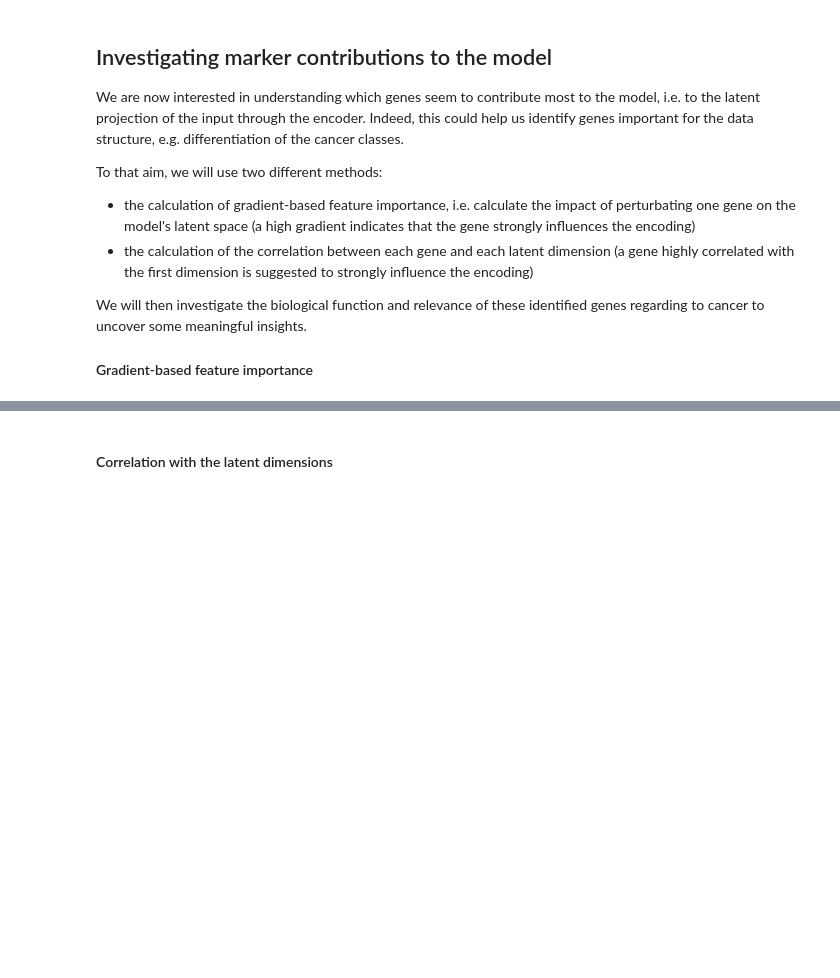
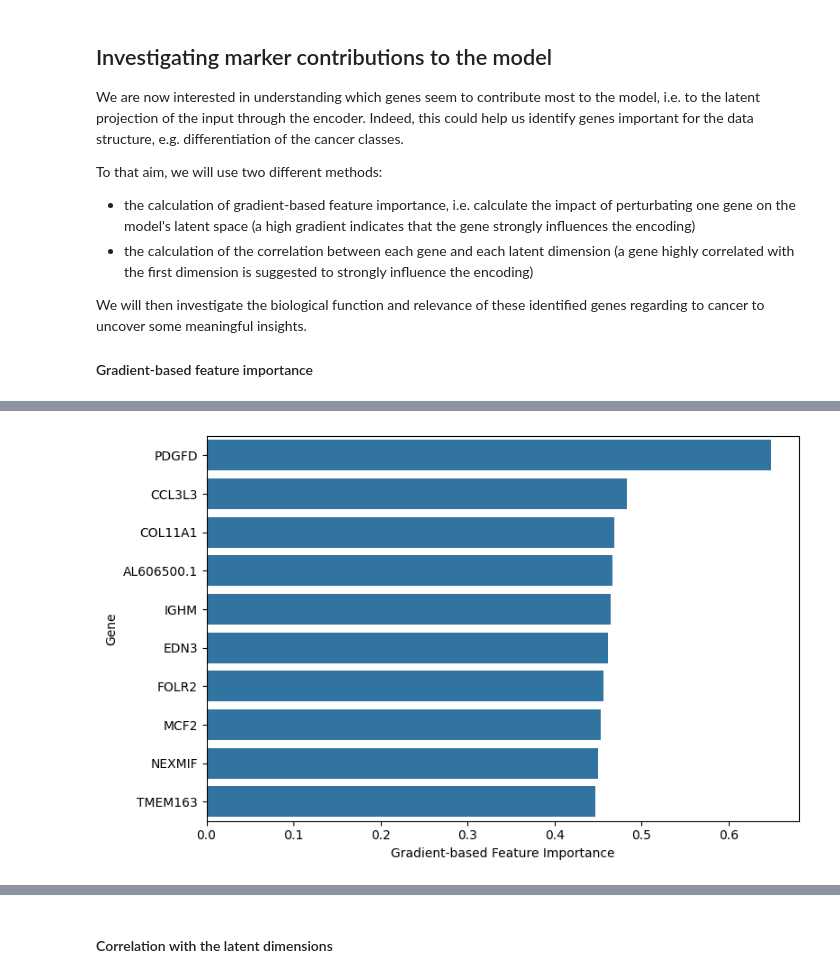
Before and after one commit to themishalka/Project-Deep-Learning, a Jupyter notebook: scripts/analysis_ae.ipynb, the cells around one changed output, grey strips where cells are left out. Saved outputs shown, nothing was run; the diff lists cells and outputs as text; code cells hidden in the pictures; blank space fills up the shorter version.

```diff
--- a/scripts/analysis_ae.ipynb
+++ b/scripts/analysis_ae.ipynb
@@ -469,0 +503,26 @@ top20_df
+# %%
+# gradient-based feature importance
+
+# extracting encoder
+encoder = Model(inputs=model.input, outputs=model.get_layer("latent").output)
+
+# X_test as tf.Variable
+x_var = tf.Variable(X_test_df.to_numpy(dtype=np.float32))
+gene_names = X_test_df.columns
+
+with tf.GradientTape() as tape:
+    z = encoder(x_var)
+
+grads = tape.gradient(z, x_var).numpy()
+gene_importance = np.mean(np.abs(grads), axis=0)
+
+gene_importance_df = pd.DataFrame({"FI": gene_importance}, index=gene_names)
+# %%
+# get top 20 genes
+top_indices = np.argsort(-gene_importance)[:10]
+top20_df = pd.DataFrame({
+    "gene_name": [gene_map.get(X_test_df.columns[i], X_test_df.columns[i]) for i in top_indices],
+    "feature_importance": gene_importance[top_indices]
+})
+
+top20_df
@@ -470,17 +541,19 @@ top20_df
 # %%
 top20_plot = top20_df.copy()
 top20_plot = top20_plot.sort_values("feature_importance", ascending=False)
 
-plt.figure(figsize=(8,6))
+plt.figure(figsize=(8,5))
 sns.barplot(
     data=top20_plot,
     x="feature_importance",
     y="gene_name",
     orient="h"
 )
 plt.xlabel("Gradient-based Feature Importance")
 plt.ylabel("Gene")
-plt.title("Top 20 Important Genes (Latent-Space Sensitivity)")
+#plt.title("Top 20 Important Genes (Latent-Space Sensitivity)")
 plt.tight_layout()
 plt.show()
+# %% [output]
+[figure, added]
 # %%
```
Also changed, not shown: parts of 19 cells of this notebook, 26 other files.
